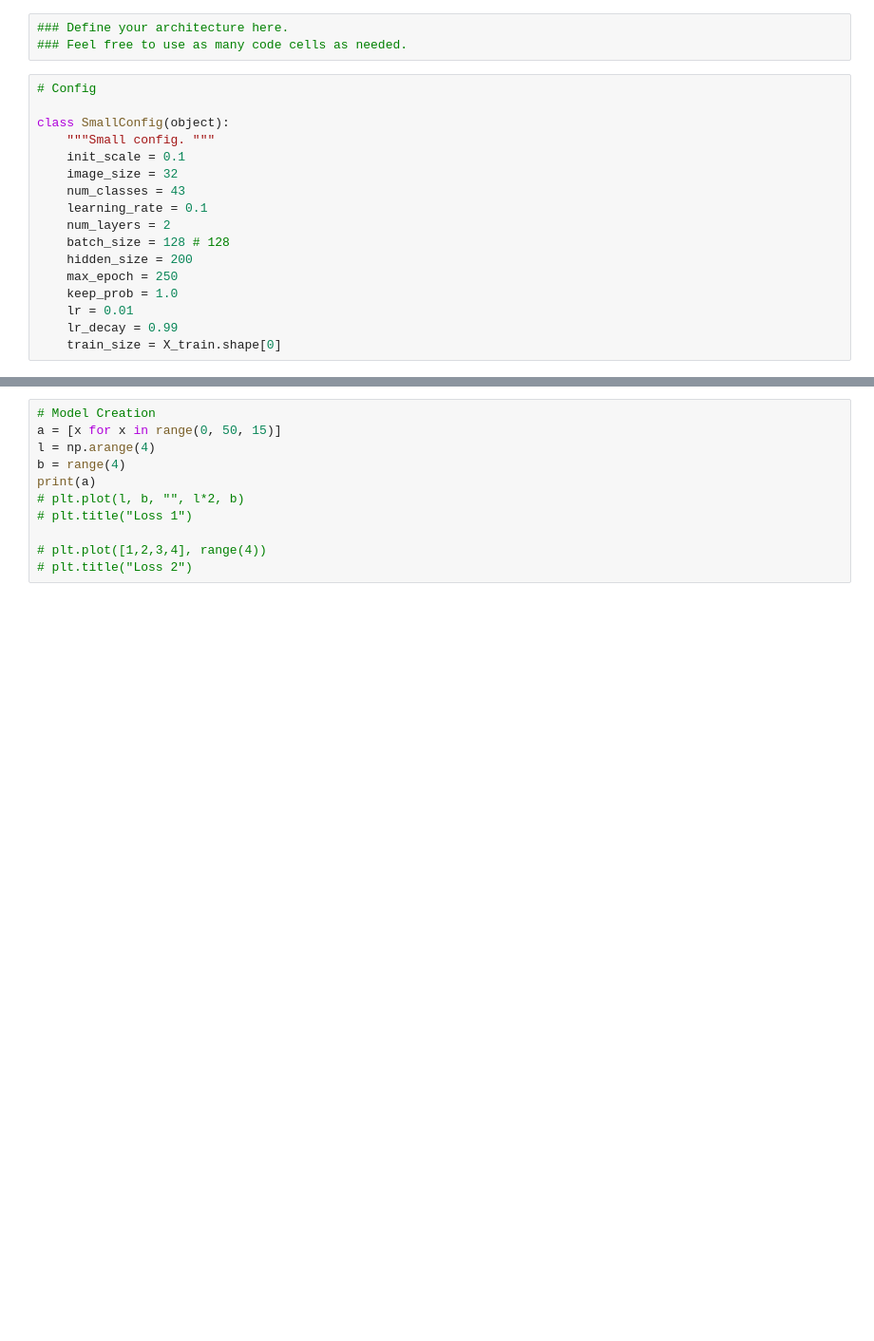
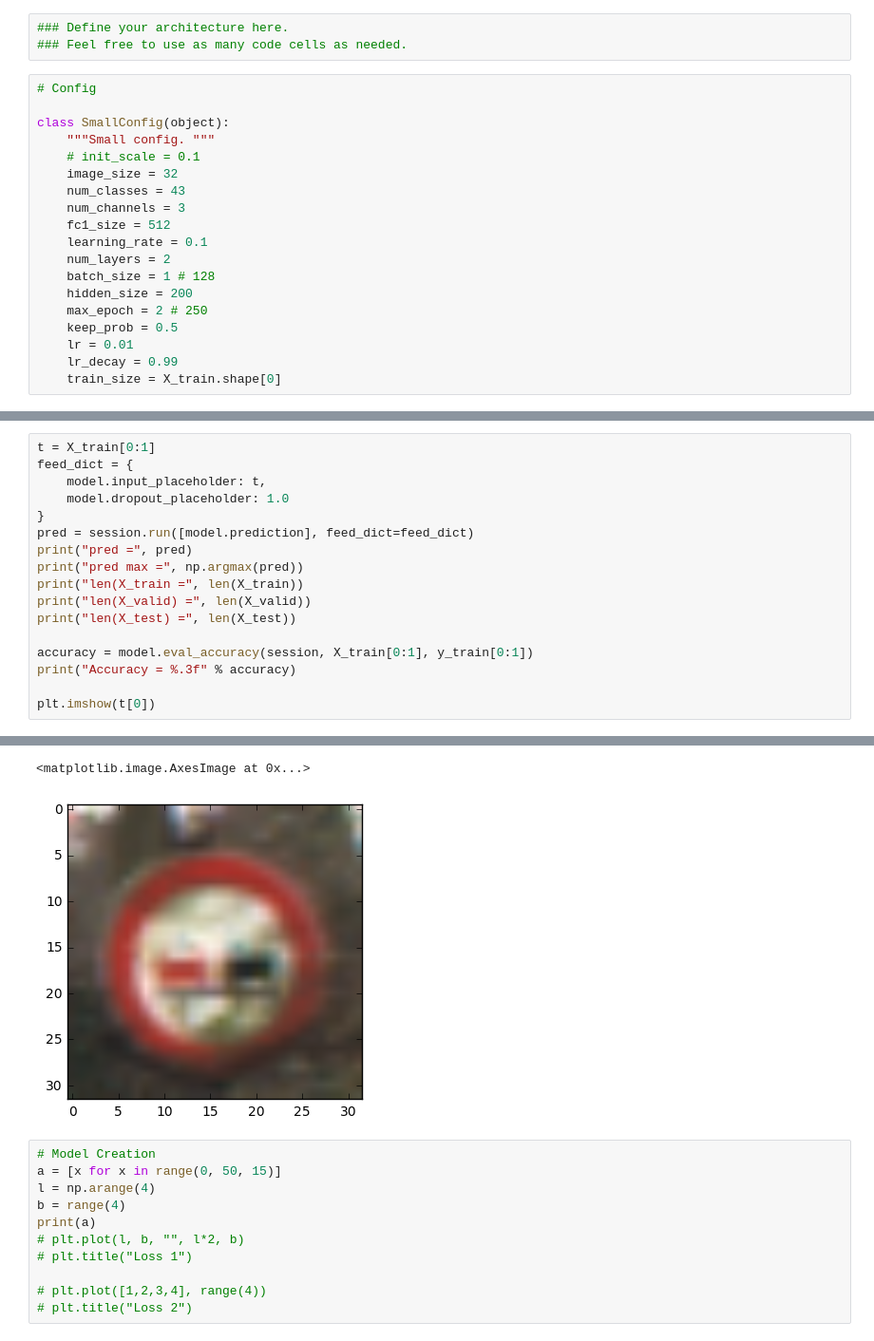
Before and after one commit to bexcite/traffic-signs, a Jupyter notebook: Traffic_Signs_Recognition.ipynb, the cells around one changed output, grey strips where cells are left out. Shown at 95% size. Saved outputs shown, nothing was run; the diff lists cells and outputs as text; blank space fills up the shorter version.

```diff
--- a/Traffic_Signs_Recognition.ipynb
+++ b/Traffic_Signs_Recognition.ipynb
@@ -259,15 +270,17 @@ _Describe how you set up the training, validation and testing data for your mode
 
 class SmallConfig(object):
     """Small config. """
-    init_scale = 0.1
+    # init_scale = 0.1
     image_size = 32
     num_classes = 43
+    num_channels = 3
+    fc1_size = 512
     learning_rate = 0.1
     num_layers = 2
-    batch_size = 128 # 128
+    batch_size = 1 # 128
     hidden_size = 200
-    max_epoch = 250
-    keep_prob = 1.0
+    max_epoch = 2 # 250
+    keep_prob = 0.5
     lr = 0.01
     lr_decay = 0.99
     train_size = X_train.shape[0]
@@ -495 +584,19 @@ Accuracy = 0.883
 '\n    feed_dict = {\n        model.input_placeholder: X_train_gray[0:model.batch_size],\n        model.labels_placeholder: y_train[0:model.batch_size]\n    }\n    \n    _, loss, prediction = session. ...
+# %%
+t = X_train[0:1]
+feed_dict = {
+    model.input_placeholder: t,
+    model.dropout_placeholder: 1.0
+}
+pred = session.run([model.prediction], feed_dict=feed_dict)
+print("pred =", pred)
+print("pred max =", np.argmax(pred))
+print("len(X_train =", len(X_train))
+print("len(X_valid) =", len(X_valid))
+print("len(X_test) =", len(X_test))
+
+accuracy = model.eval_accuracy(session, X_train[0:1], y_train[0:1])
+print("Accuracy = %.3f" % accuracy)
+
+plt.imshow(t[0])
+# %% [output]
@@ -496,3 +618,5 @@ Accuracy = 0.883
+<matplotlib.image.AxesImage at 0x...>
+[figure, added]
 # %%
 # Model Creation
 a = [x for x in range(0, 50, 15)]
```
Also changed, not shown: parts of 4 cells of this notebook.
